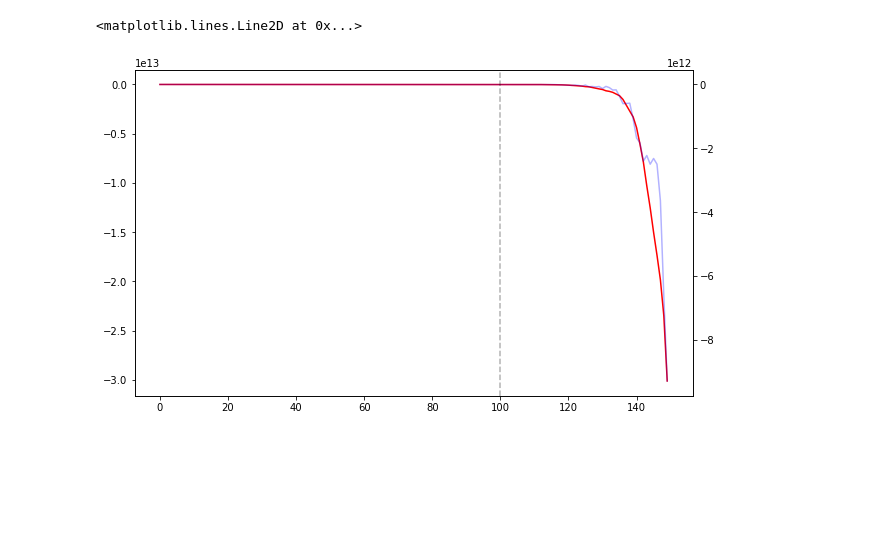
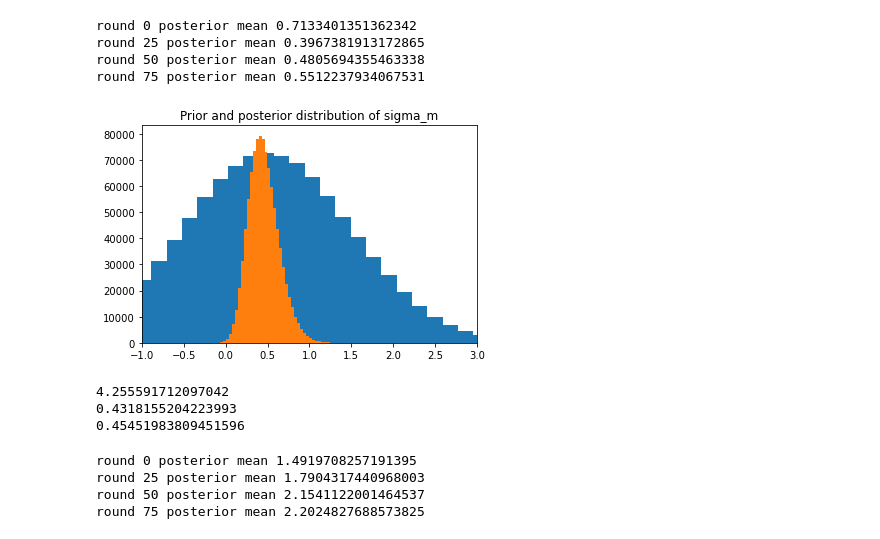
Before and after one commit to zhenghaojiang/cmdp, a Jupyter notebook: context_cattle.ipynb, the cells around one changed output. Saved outputs shown, nothing was run; the diff lists cells and outputs as text; code cells hidden in the pictures; blank space fills up the shorter version.

```diff
--- a/context_cattle.ipynb
+++ b/context_cattle.ipynb
@@ -144,3 +102,0 @@ expert_null = ppo.PPOTrainer(env=cMDPCattle, config={
-# %%
-gt_obs_arr, gt_act_arr, gt_rew_arr = get_rollouts(expert_null, config=c)
-plot_rollouts(gt_obs_arr, gt_act_arr)
@@ -149,16 +102,0 @@ plot_rollouts(gt_obs_arr, gt_act_arr)
-# %%
-rew = np.zeros(gt_rew_arr.shape[0])
-for i in range(rew.shape[0]):
-    rew[i] = sum(gt_rew_arr[:i])
-
-fig, ax_1 = plt.subplots()
-fig.set_size_inches(10, 6, forward=True)
-
-x = np.arange(start=0, stop=gt_rew_arr.shape[0])
-ax_2 = ax_1.twinx()
-ax_1.plot(x, rew, 'r-')
-ax_2.plot(x, gt_rew_arr, 'b-', alpha=0.3)
-plt.axvline(x=100, alpha=0.3, color='black', linestyle='--')
-# %% [output]
-<matplotlib.lines.Line2D at 0x...>
-[figure, removed]
@@ -164,0 +164,27 @@ plt.axvline(x=100, alpha=0.3, color='black', linestyle='--')
+# %%
+gamma_0_prior = np.random.normal(loc=1.,scale=1.,size=N)
+rho_h_prior = np.random.normal(loc=1.,scale=1.,size=N)
+sigma_m_prior = np.random.normal(loc=0.5,scale=1.,size=N)
+
+gamma_0_post, rho_h_post, sigma_m_post = posterior_sample_params()
+# %% [output]
+round 0 posterior mean 0.7133401351362342
+round 25 posterior mean 0.3967381913172865
+round 50 posterior mean 0.4805694355463338
+round 75 posterior mean 0.5512237934067531
+# %%
+plt.hist(sigma_m_prior, bins=50)
+plt.hist(sigma_m_post, bins=50)
+plt.xlim((-1,3))
+plt.title('Prior and posterior distribution of sigma_m')
+plt.show()
+# %% [output]
+[figure, added]
+# %%
+print(gamma_0_post.mean())
+print(rho_h_post.mean())
+print(sigma_m_post.mean())
+# %% [output]
+4.255591712097042
+0.4318155204223993
+0.45451983809451596
@@ -164,0 +267,12 @@ plt.axvline(x=100, alpha=0.3, color='black', linestyle='--')
+# %%
+context_history_exact, _ = filter_context(expert,
+                                          context_distribution,
+                                          gt_obs_arr,
+                                          T,
+                                          N
+                                          )
+# %% [output]
+round 0 posterior mean 1.4919708257191395
+round 25 posterior mean 1.7904317440968003
+round 50 posterior mean 2.1541122001464537
+round 75 posterior mean 2.2024827688573825
```
Also changed, not shown: parts of 11 cells of this notebook, 5 other files.
